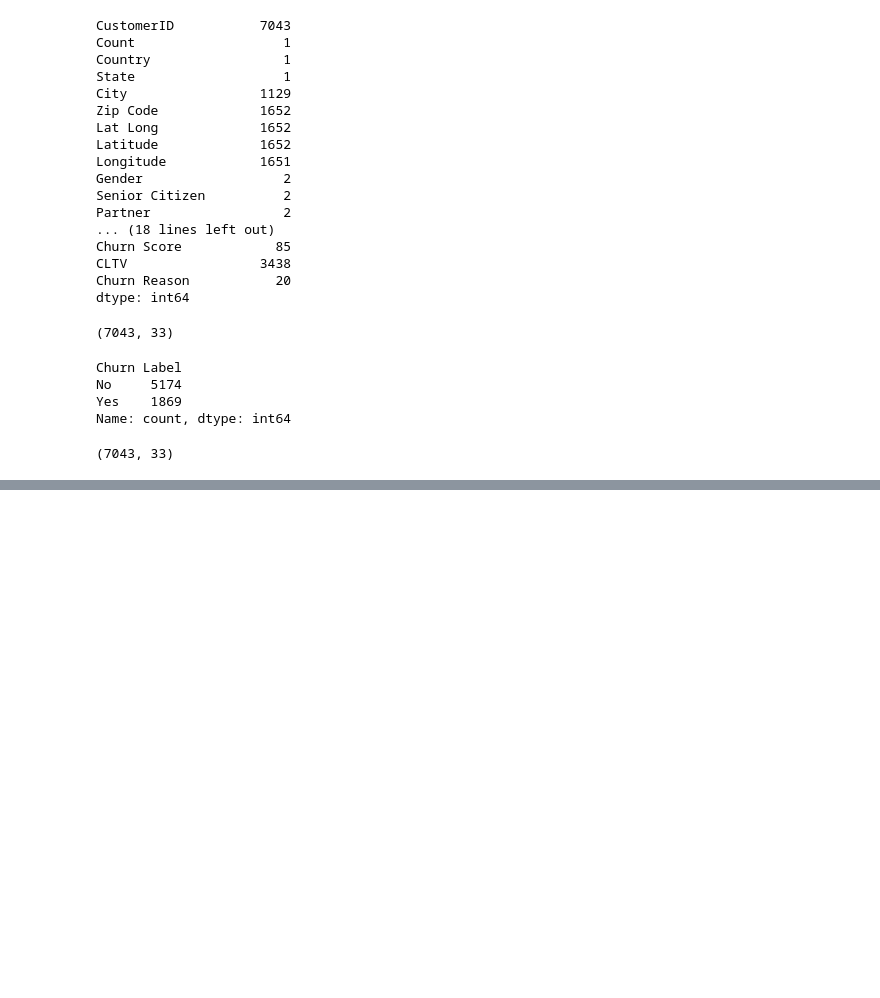
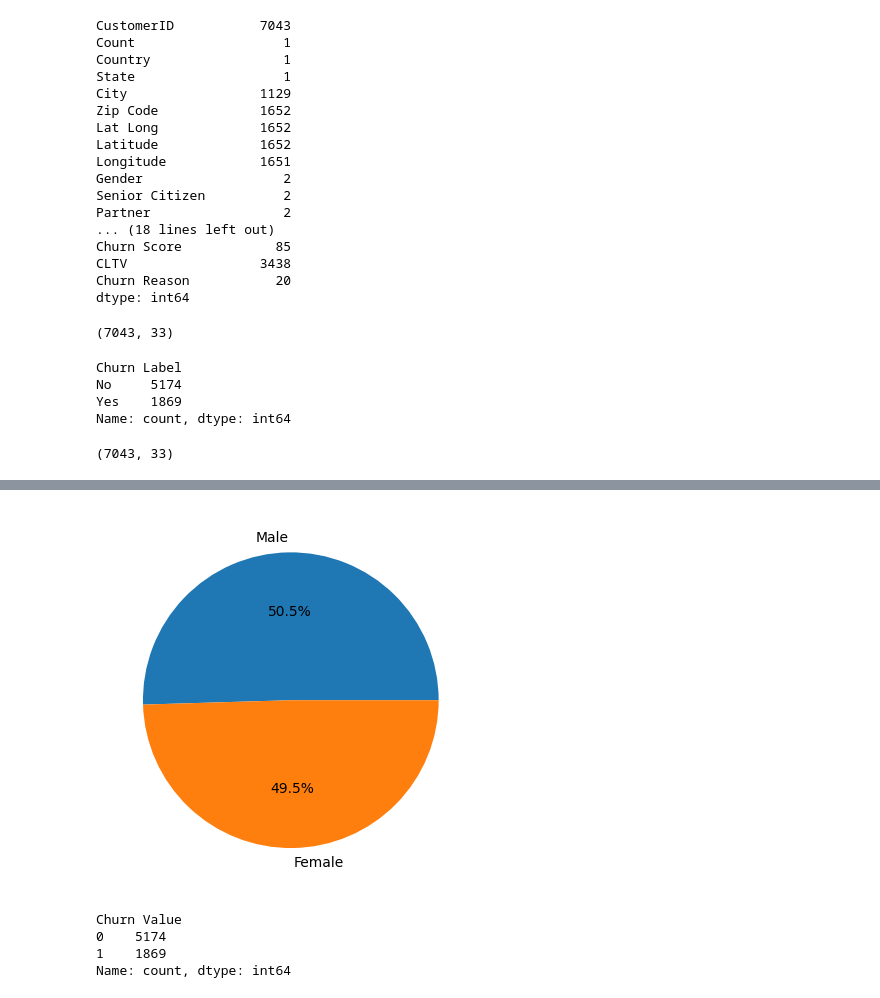
Before and after one commit to KEN-DATALABS/TELECOME-CHURN-PROJECT, a Jupyter notebook: prototype.ipynb, the cells around one changed output, grey strips where cells are left out. Cells and saved outputs as stored; diff of their text form; code cells hidden in the pictures; blank space fills up the shorter version.

```diff
--- a/prototype.ipynb
+++ b/prototype.ipynb
@@ -89,0 +149,13 @@ df.shape
+# %%
+plt.pie(pie_plot.values,labels =pie_plot.index, autopct='%1.1f%%')
+plt.show()
+# %% [output]
+[figure, added]
+# %%
+churn_value = df['Churn Value'].value_counts()
+churn_value
+# %% [output]
+Churn Value
+0    5174
+1    1869
+Name: count, dtype: int64
```
Also changed, not shown: parts of 30 cells of this notebook.
